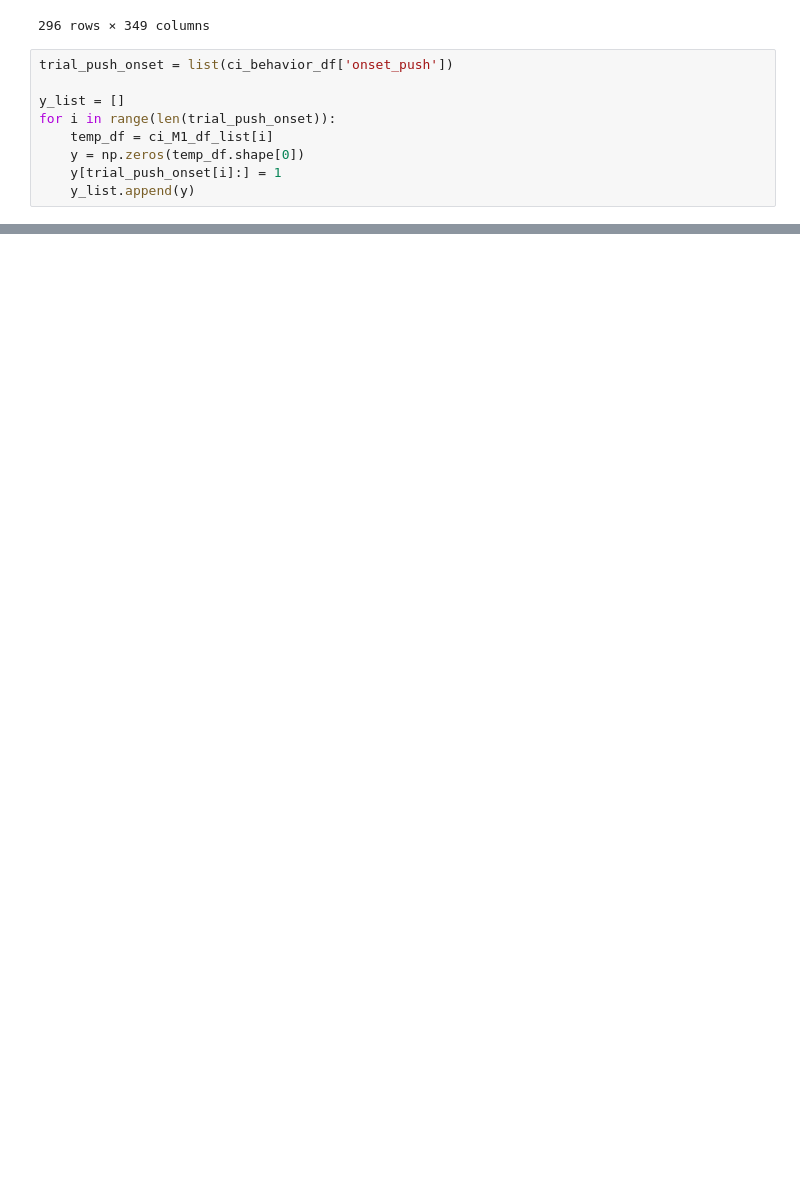
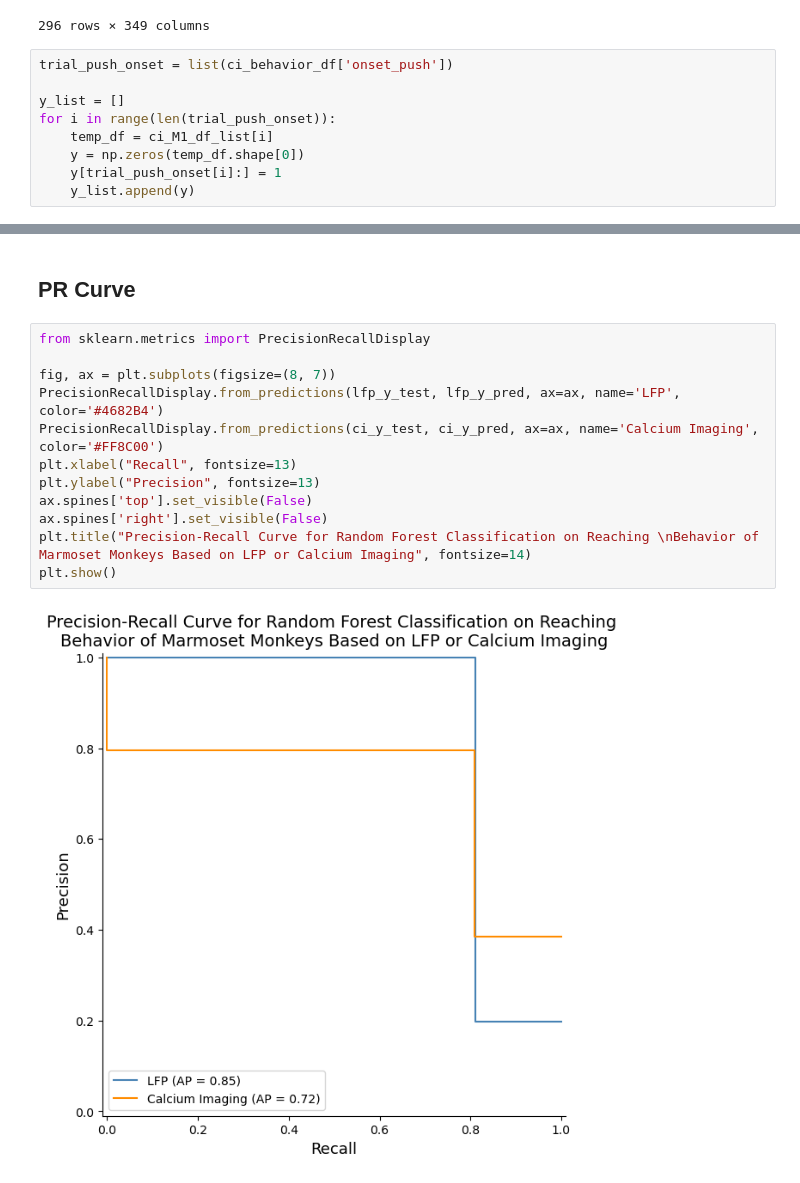
Before and after one commit to pbvijaya/BIPN162_Cell_Types, a Jupyter notebook: final_project_models.ipynb, the cells around one changed output, grey strips where cells are left out. Saved outputs shown, nothing was run; the diff lists cells and outputs as text; blank space fills up the shorter version.

```diff
--- a/final_project_models.ipynb
+++ b/final_project_models.ipynb
@@ -332,0 +635,16 @@ for i in range(len(trial_push_onset)):
+# %% [markdown]
+## PR Curve
+# %%
+from sklearn.metrics import PrecisionRecallDisplay
+
+fig, ax = plt.subplots(figsize=(8, 7))
+PrecisionRecallDisplay.from_predictions(lfp_y_test, lfp_y_pred, ax=ax, name='LFP', color='#4682B4')
+PrecisionRecallDisplay.from_predictions(ci_y_test, ci_y_pred, ax=ax, name='Calcium Imaging', color='#FF8C00')
+plt.xlabel("Recall", fontsize=13)
+plt.ylabel("Precision", fontsize=13)
+ax.spines['top'].set_visible(False)
+ax.spines['right'].set_visible(False)
+plt.title("Precision-Recall Curve for Random Forest Classification on Reaching \nBehavior of Marmoset Monkeys Based on LFP or Calcium Imaging", fontsize=14)
+plt.show()
+# %% [output]
+[figure, added]
```
Also changed, not shown: parts of 52 cells of this notebook, 4 other files.
